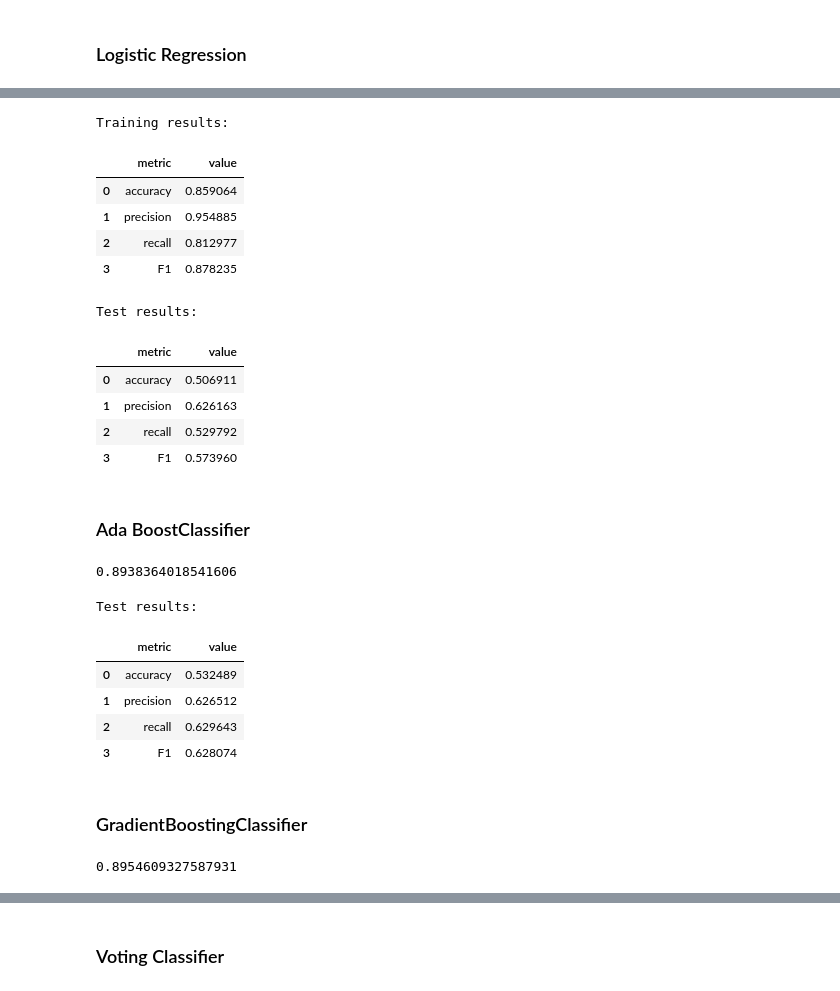
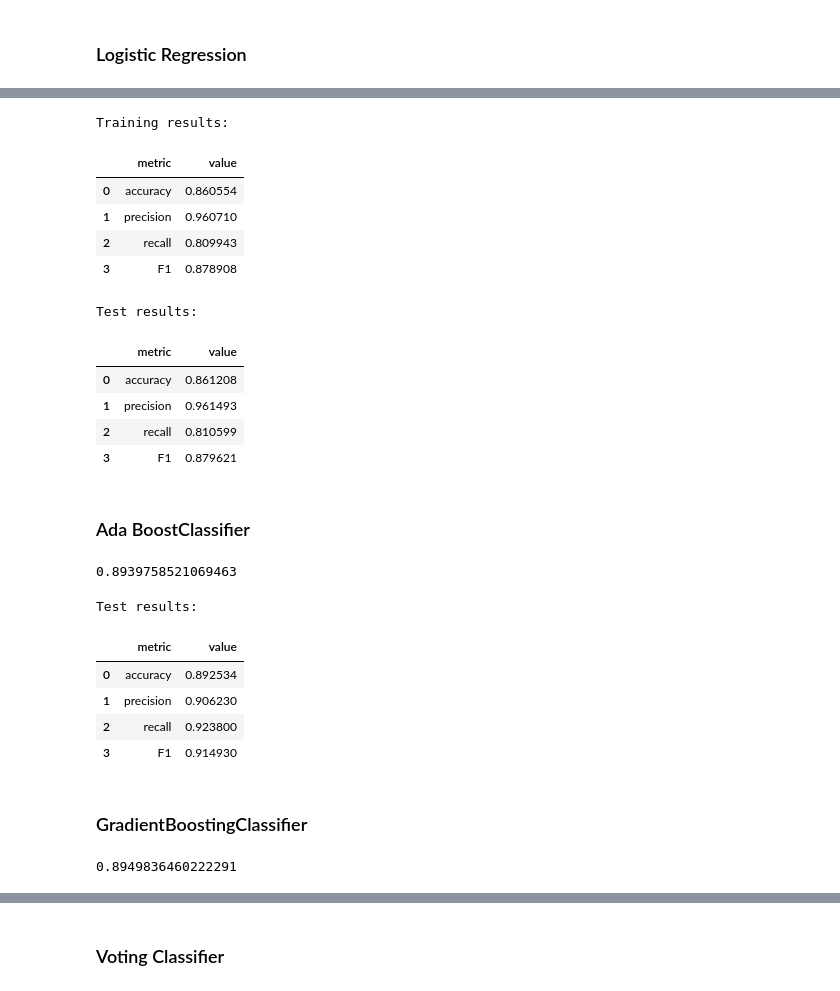
Before and after one commit to mathdoug/ML1_Kaggle, a Jupyter notebook: data/Model.ipynb, the cells around one changed output, grey strips where cells are left out. Saved outputs shown, nothing was run; the diff lists cells and outputs as text; code cells hidden in the pictures.

```diff
--- a/data/Model.ipynb
+++ b/data/Model.ipynb
@@ -54,6 +58,12 @@ def feature_importance(columns, classifier):
     keys = [value[0] for value in sorted_features]
     values = [value[1] for value in sorted_features]
     return pd.DataFrame(data={'feature': keys, 'value': values})
+# %%
+columns = ["Jaccard", "Adamic-Adar", "Preferential Attachment", "Resource Allocation",
+           "Common Neighbors","Salton Index","Sorensen Index"]
+
+from sklearn.model_selection import train_test_split
+X_train, X_test, y_train, y_test = train_test_split(df_train[columns], df_train["label"], test_size=0.25, random_state=42)
 # %% [markdown]
 ### Random Forest classifier:
 # %%
@@ -61,11 +71,9 @@ from sklearn.ensemble import RandomForestClassifier
 
 classifier = RandomForestClassifier(n_estimators=20, max_depth=20,
                                     random_state=0)
-columns = ["Jaccard", "Adamic-Adar", "Preferential Attachment", "Resource Allocation"]
 
-X = df_train[columns][:-90000]
-y = df_train["label"][:-90000]
-classifier.fit(X, y)
+
+classifier.fit(X_train, y_train)
 # %% [output]
 RandomForestClassifier(bootstrap=True, ccp_alpha=0.0, class_weight=None,
                        criterion='gini', max_depth=20, max_features='auto',
@@ -119,9 +130,9 @@ feature_importance(columns, classifier)
 # %%
 from sklearn.neural_network import MLPClassifier
 clf = MLPClassifier(solver='lbfgs', alpha=1e-5,
-                    hidden_layer_sizes=(5, 2), random_state=1)
-clf.fit(X, y)
+                    hidden_layer_sizes=(5, 2))
+clf.fit(X_train, y_train)
 
-cv = np.mean(cross_val_score(clf, X, y, cv=5))
+cv = np.mean(cross_val_score(clf, X_train, y_train, cv=5))
 print("Accuracy using RF with 5 cross validation: {}%".format(round(cv * 100, 2)))
 # %% [output]
@@ -155,8 +166,8 @@ Test results:
 # %%
 from sklearn.linear_model import LogisticRegression
 clf = LogisticRegression()
-clf.fit(X, y)
+clf.fit(X_train, y_train)
 
-cv = np.mean(cross_val_score(clf, X, y, cv=5))
+cv = np.mean(cross_val_score(clf, X_train, y_train, cv=5))
 print("Accuracy using RF with 5 cross validation: {}%".format(round(cv * 100, 2)))
 # %% [output]
@@ -164,57 +182,57 @@ Accuracy using RF with 5 cross validation: 85.75%
 # %%
-predictions = clf.predict(X)
+predictions = clf.predict(X_train)
 
 print("Training results: ")
-evaluate_model(predictions, y)
+evaluate_model(predictions, y_train)
 # %% [output]
 Training results:
 |  | metric | value |
-| 0 | accuracy | 0.859064 |
-| 1 | precision | 0.954885 |
-| 2 | recall | 0.812977 |
-| 3 | F1 | 0.878235 |
+| 0 | accuracy | 0.860554 |
+| 1 | precision | 0.960710 |
+| 2 | recall | 0.809943 |
+| 3 | F1 | 0.878908 |
 # %%
-predictions = clf.predict(df_train[columns][-90000:])
+predictions = clf.predict(X_test)
 
 print("Test results: ")
-evaluate_model(predictions, y[-90000:])
+evaluate_model(predictions, y_test)
 # %% [output]
 Test results:
 |  | metric | value |
-| 0 | accuracy | 0.506911 |
-| 1 | precision | 0.626163 |
-| 2 | recall | 0.529792 |
-| 3 | F1 | 0.573960 |
+| 0 | accuracy | 0.861208 |
+| 1 | precision | 0.961493 |
+| 2 | recall | 0.810599 |
+| 3 | F1 | 0.879621 |
 # %% [markdown]
 ### Ada BoostClassifier
 # %%
 from sklearn.ensemble import AdaBoostClassifier
 clf = AdaBoostClassifier(n_estimators=50)
-scores = cross_val_score(clf, X, y, cv=5)
+scores = cross_val_score(clf, X_train, y_train, cv=5)
 scores.mean()
 # %% [output]
-0.8938364018541606
+0.8939758521069463
 # %%
-clf.fit(X, y)
-predictions = clf.predict(df_train[columns][-90000:])
+clf.fit(X_train, y_train)
+predictions = clf.predict(X_test)
 
 print("Test results: ")
-evaluate_model(predictions, y[-90000:])
+evaluate_model(predictions, y_test)
 # %% [output]
 Test results:
 |  | metric | value |
-| 0 | accuracy | 0.532489 |
-| 1 | precision | 0.626512 |
-| 2 | recall | 0.629643 |
-| 3 | F1 | 0.628074 |
+| 0 | accuracy | 0.892534 |
+| 1 | precision | 0.906230 |
+| 2 | recall | 0.923800 |
+| 3 | F1 | 0.914930 |
 # %% [markdown]
 ### GradientBoostingClassifier
 # %%
 from sklearn.ensemble import GradientBoostingClassifier
 clf = GradientBoostingClassifier(n_estimators=100, learning_rate=1.0,
                                  max_depth=1, random_state=0)
-scores = cross_val_score(clf, X, y, cv=5)
+scores = cross_val_score(clf, X_train, y_train, cv=5)
 scores.mean()
 # %% [output]
-0.8954609327587931
+0.8949836460222291
 # %%
```
Also changed, not shown: parts of 17 cells of this notebook.
